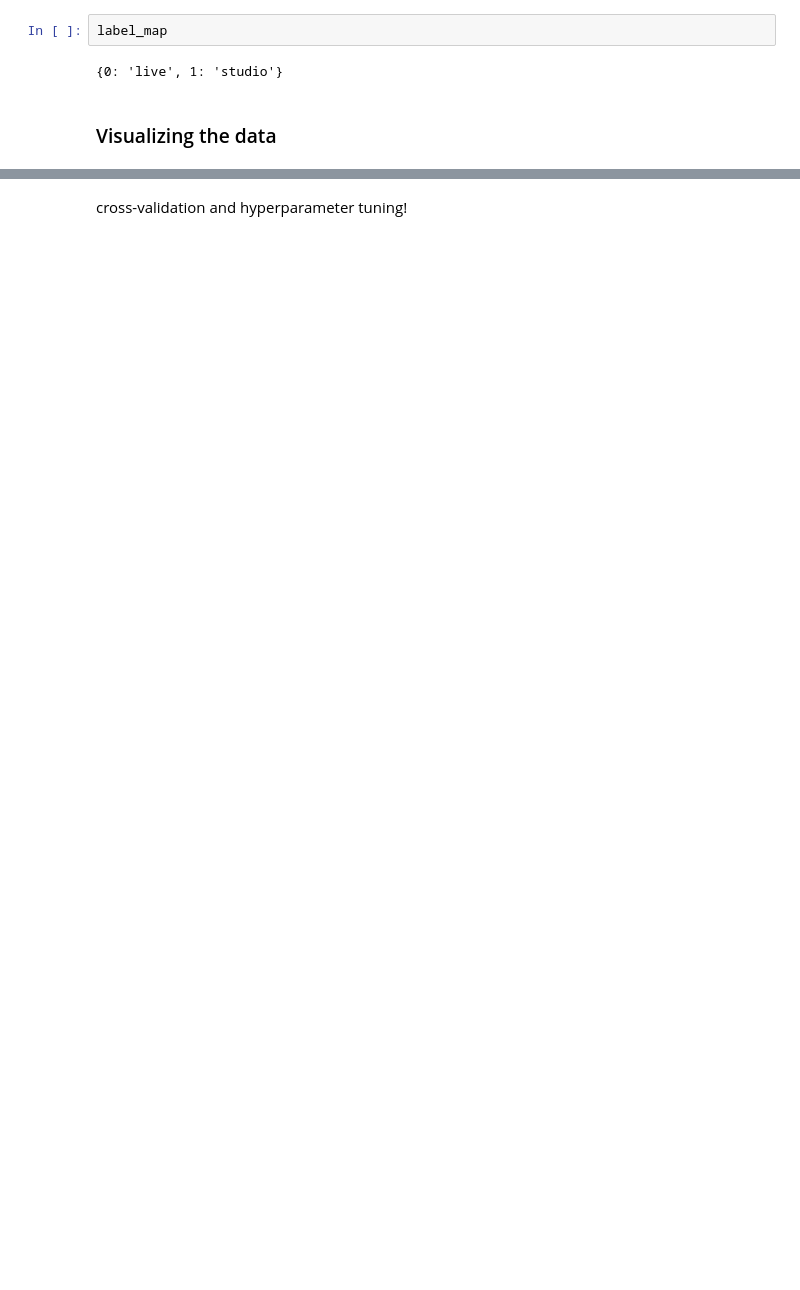
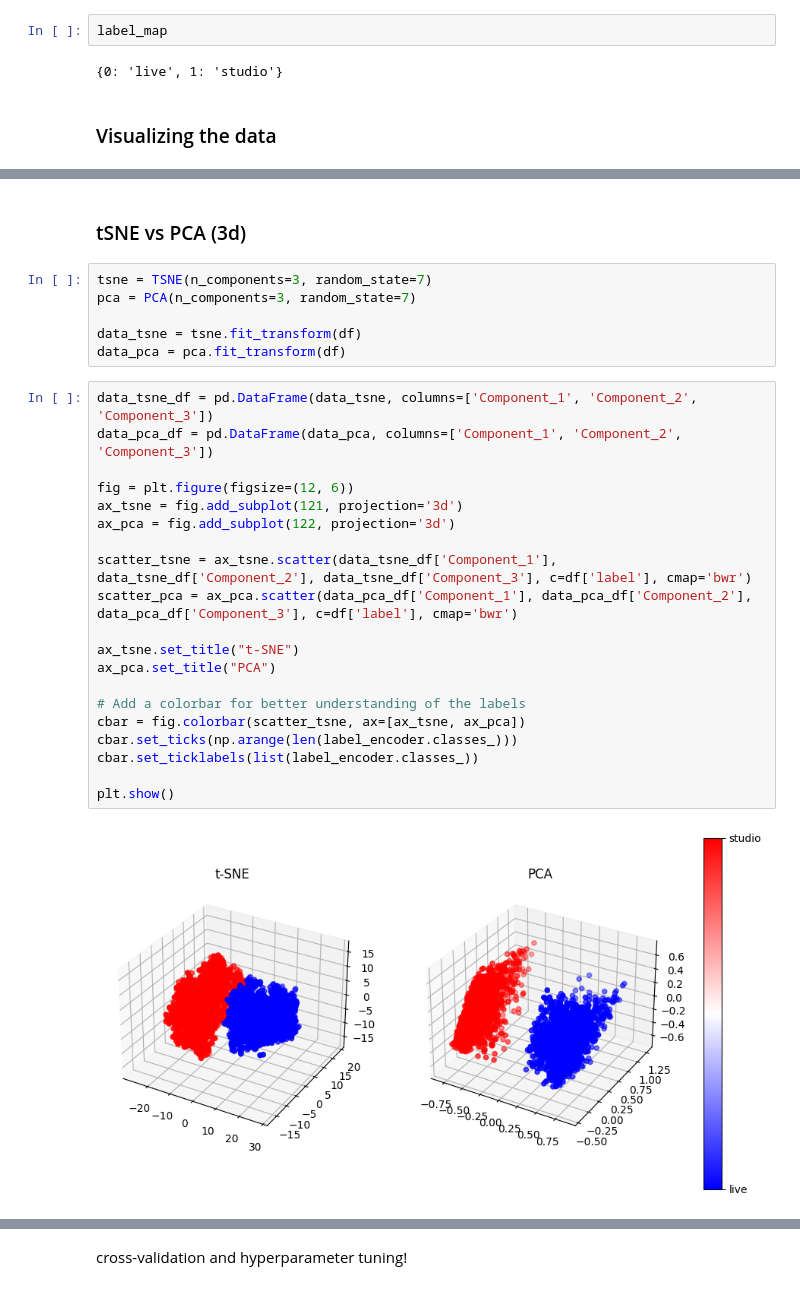
Before and after one commit to AlexandrosMaragkakis/live_music_perfornamces_classification, a Jupyter notebook: Live_vs_Studio_Music_Classification.ipynb, the cells around one changed output, grey strips where cells are left out. Drawn from its saved outputs; the diff is of its cells as text; blank space fills up the shorter version.

Commit message:
Add 3d plot

```diff
--- a/Live_vs_Studio_Music_Classification.ipynb
+++ b/Live_vs_Studio_Music_Classification.ipynb
@@ -187,3 +214,33 @@ plt.show()
+# %% [markdown]
+### tSNE vs PCA (3d)
+# %%
+tsne = TSNE(n_components=3, random_state=7)
+pca = PCA(n_components=3, random_state=7)
+
+data_tsne = tsne.fit_transform(df)
+data_pca = pca.fit_transform(df)
+# %%
+data_tsne_df = pd.DataFrame(data_tsne, columns=['Component_1', 'Component_2', 'Component_3'])
+data_pca_df = pd.DataFrame(data_pca, columns=['Component_1', 'Component_2', 'Component_3'])
+
+fig = plt.figure(figsize=(12, 6))
+ax_tsne = fig.add_subplot(121, projection='3d')
+ax_pca = fig.add_subplot(122, projection='3d')
+
+scatter_tsne = ax_tsne.scatter(data_tsne_df['Component_1'], data_tsne_df['Component_2'], data_tsne_df['Component_3'], c=df['label'], cmap='bwr')
+scatter_pca = ax_pca.scatter(data_pca_df['Component_1'], data_pca_df['Component_2'], data_pca_df['Component_3'], c=df['label'], cmap='bwr')
+
+ax_tsne.set_title("t-SNE")
+ax_pca.set_title("PCA")
+
+# Add a colorbar for better understanding of the labels
+cbar = fig.colorbar(scatter_tsne, ax=[ax_tsne, ax_pca])
+cbar.set_ticks(np.arange(len(label_encoder.classes_)))
+cbar.set_ticklabels(list(label_encoder.classes_))
+
+plt.show()
+# %% [output]
+[figure, added]
 # %%
 # Split the dataframe into a feature matrix (X) and a target vector (y)
 X = df.drop('label', axis=1)
```
Also changed, not shown: parts of 12 cells of this notebook.
